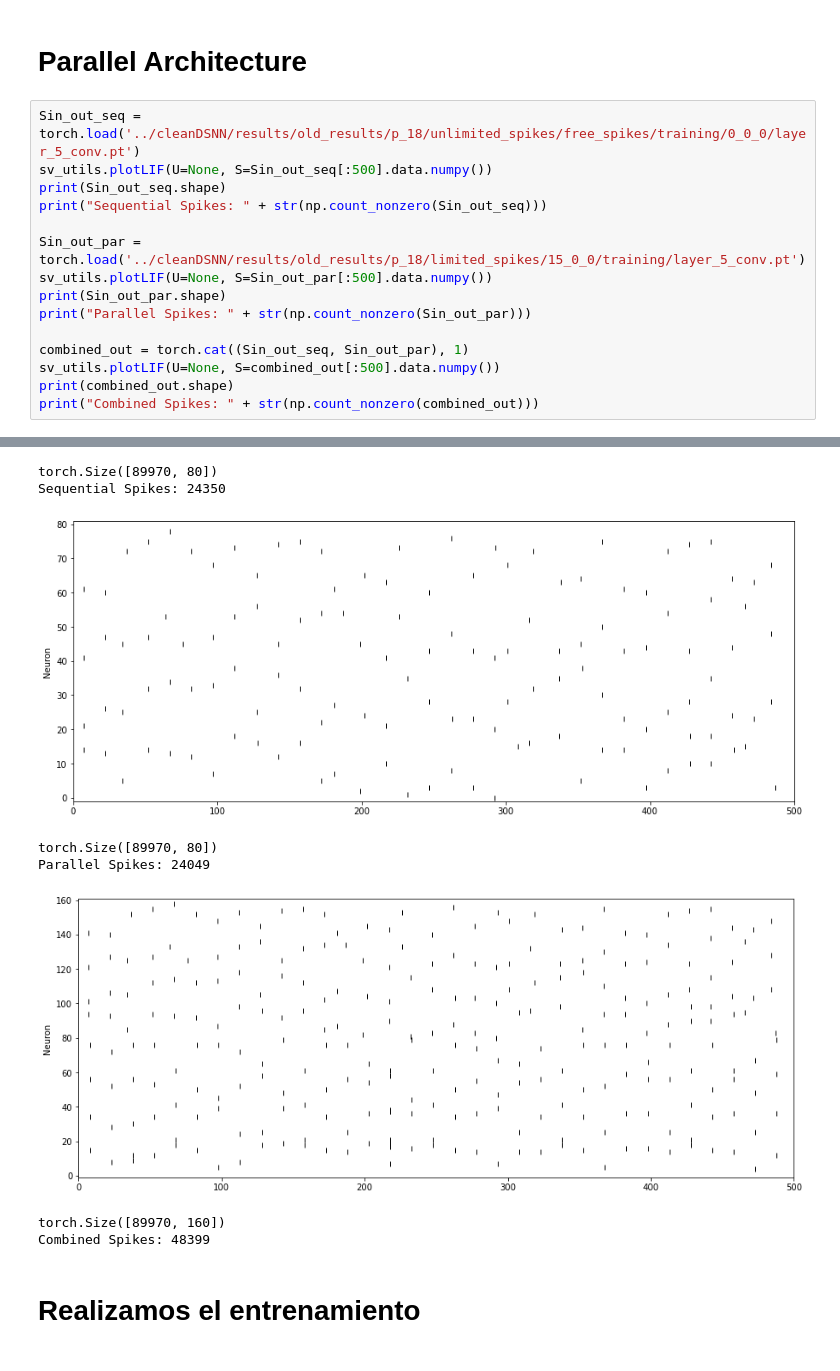
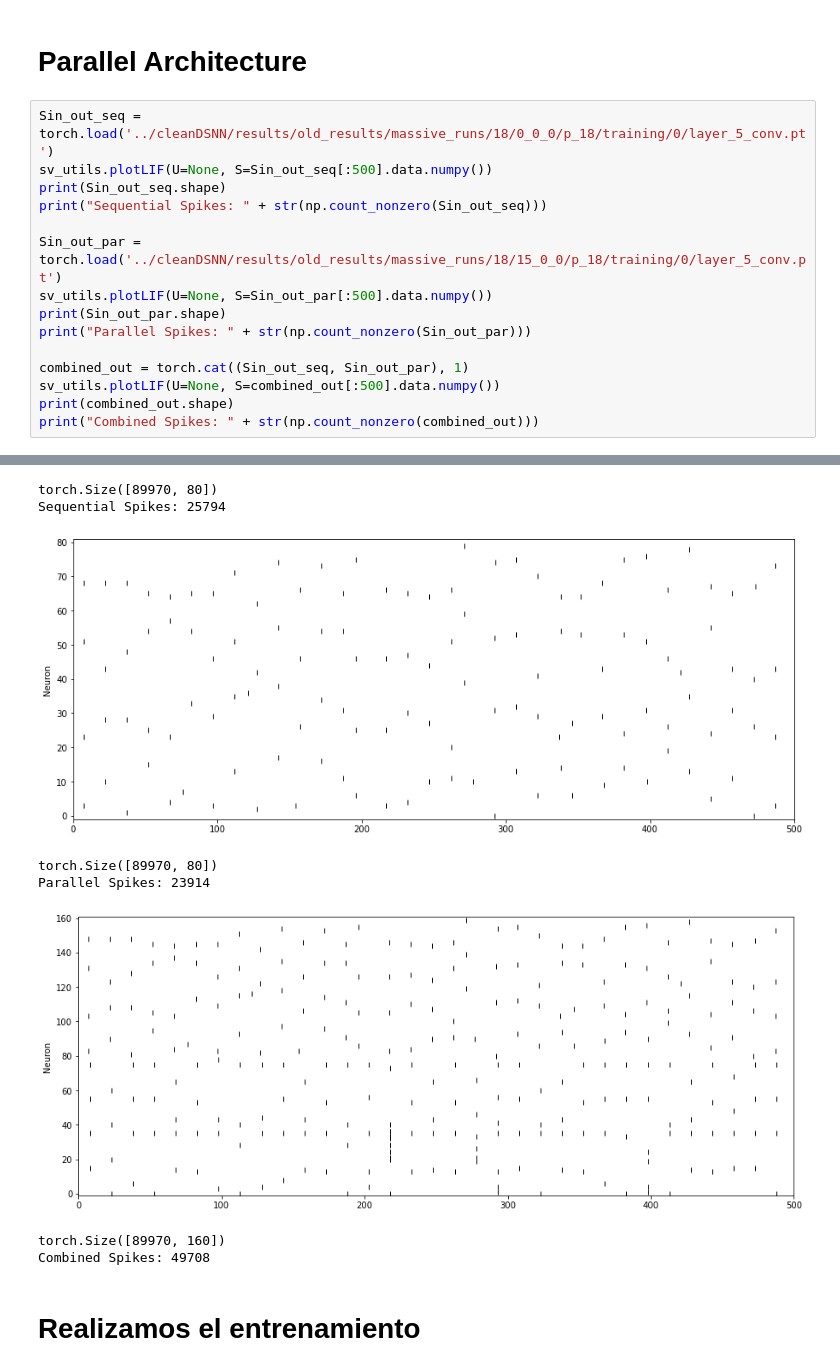
Before and after one commit to mmaximiliano/SDNN, a Jupyter notebook: patterns/SequenceVisualizer.ipynb, the cells around one changed output, grey strips where cells are left out. Saved outputs shown, nothing was run; the diff lists cells and outputs as text.

```diff
--- a/patterns/SequenceVisualizer.ipynb
+++ b/patterns/SequenceVisualizer.ipynb
@@ -144,12 +144,12 @@ missed_alarms: 0.8368368368368369
 # %% [markdown]
 # Parallel Architecture
 # %%
-Sin_out_seq = torch.load('../cleanDSNN/results/old_results/p_18/unlimited_spikes/free_spikes/training/0_0_0/layer_5_conv.pt')
+Sin_out_seq = torch.load('../cleanDSNN/results/old_results/massive_runs/18/0_0_0/p_18/training/0/layer_5_conv.pt')
 sv_utils.plotLIF(U=None, S=Sin_out_seq[:500].data.numpy())
 print(Sin_out_seq.shape)
 print("Sequential Spikes: " + str(np.count_nonzero(Sin_out_seq)))
 
-Sin_out_par = torch.load('../cleanDSNN/results/old_results/p_18/limited_spikes/15_0_0/training/layer_5_conv.pt')
+Sin_out_par = torch.load('../cleanDSNN/results/old_results/massive_runs/18/15_0_0/p_18/training/0/layer_5_conv.pt')
 sv_utils.plotLIF(U=None, S=Sin_out_par[:500].data.numpy())
 print(Sin_out_par.shape)
 print("Parallel Spikes: " + str(np.count_nonzero(Sin_out_par)))
@@ -163,11 +163,11 @@ print("Combined Spikes: " + str(np.count_nonzero(combined_out)))
 torch.Size([89970, 80])
-Sequential Spikes: 24350
+Sequential Spikes: 25794
-[figure, old version]
+[figure, new version]
 torch.Size([89970, 80])
-Parallel Spikes: 24049
+Parallel Spikes: 23914
-[figure, old version]
+[figure, new version]
 torch.Size([89970, 160])
-Combined Spikes: 48399
+Combined Spikes: 49708
 # %% [markdown]
 # Realizamos el entrenamiento
 # %%
```
Also changed, not shown: parts of 3 cells of this notebook.
